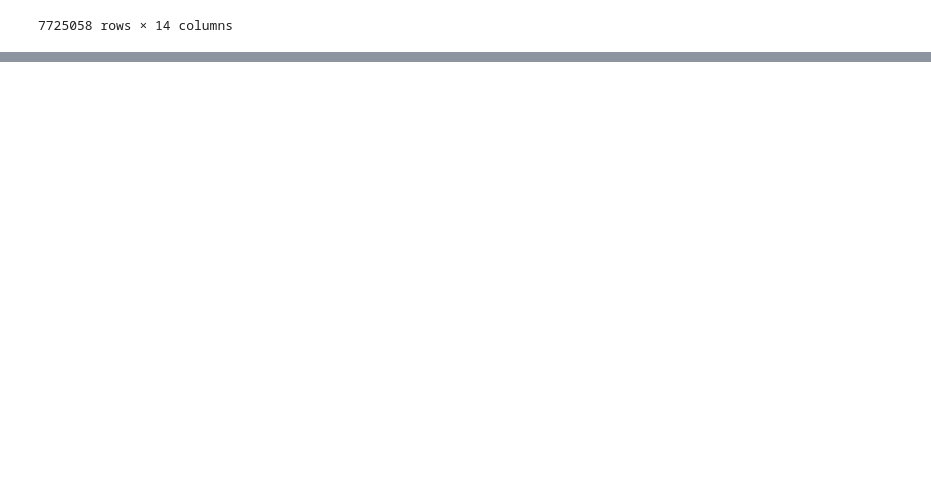
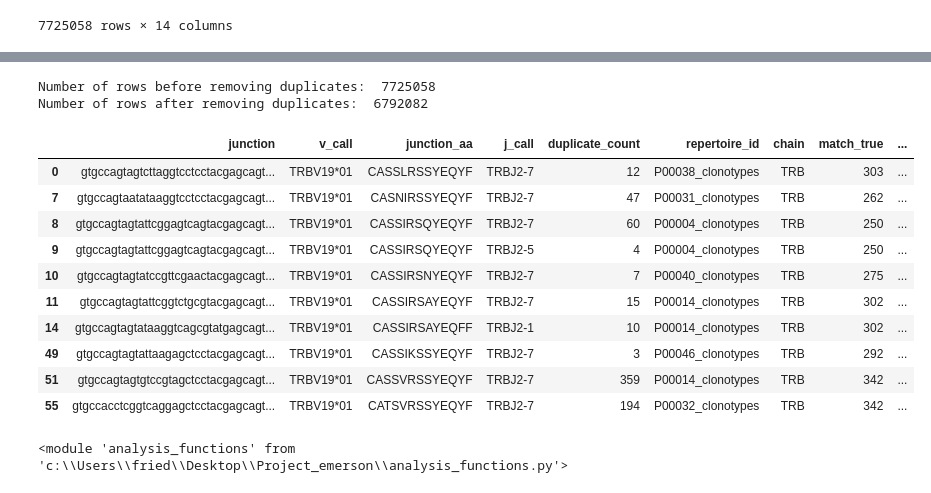
Before and after one commit to saartjeherman/Emerson, a Jupyter notebook: emerson_clean.ipynb, the cells around one changed output, grey strips where cells are left out. Saved outputs shown, nothing was run; the diff lists cells and outputs as text; code cells hidden in the pictures; blank space fills up the shorter version.

```diff
--- a/emerson_clean.ipynb
+++ b/emerson_clean.ipynb
@@ -1117,0 +1082,22 @@ convergence_results
+# %%
+#remomve duplicate rows: where v_call, j_call, junction_aa and convergence are the same
+print("Number of rows before removing duplicates: ", len(convergence_results))
+convergence_results = convergence_results.drop_duplicates(subset=['v_call', 'j_call', 'junction_aa', 'convergence'], keep='first', ignore_index=True)
+print("Number of rows after removing duplicates: ", len(convergence_results))
+# %% [output]
+Number of rows before removing duplicates:  7725058
+Number of rows after removing duplicates:  6792082
+# %%
+convergence_results.head(10)
+# %% [output]
+|  | junction | v_call | junction_aa | j_call | duplicate_count | repertoire_id | chain | match_true | ... |
+| 0 | gtgccagtagtcttaggtcctcctacgagcagt... | TRBV19*01 | CASSLRSSYEQYF | TRBJ2-7 | 12 | P00038_clonotypes | TRB | 303 | ... |
+| 7 | gtgccagtaatataaggtcctcctacgagcagt... | TRBV19*01 | CASNIRSSYEQYF | TRBJ2-7 | 47 | P00031_clonotypes | TRB | 262 | ... |
+| 8 | gtgccagtagtattcggagtcagtacgagcagt... | TRBV19*01 | CASSIRSQYEQYF | TRBJ2-7 | 60 | P00004_clonotypes | TRB | 250 | ... |
+| 9 | gtgccagtagtattcggagtcagtacgagcagt... | TRBV19*01 | CASSIRSQYEQYF | TRBJ2-5 | 4 | P00004_clonotypes | TRB | 250 | ... |
+| 10 | gtgccagtagtatccgttcgaactacgagcagt... | TRBV19*01 | CASSIRSNYEQYF | TRBJ2-7 | 7 | P00040_clonotypes | TRB | 275 | ... |
+| 11 | gtgccagtagtattcggtctgcgtacgagcagt... | TRBV19*01 | CASSIRSAYEQYF | TRBJ2-7 | 15 | P00014_clonotypes | TRB | 302 | ... |
+| 14 | gtgccagtagtataaggtcagcgtatgagcagt... | TRBV19*01 | CASSIRSAYEQFF | TRBJ2-1 | 10 | P00014_clonotypes | TRB | 302 | ... |
+| 49 | gtgccagtagtattaagagctcctacgagcagt... | TRBV19*01 | CASSIKSSYEQYF | TRBJ2-7 | 3 | P00046_clonotypes | TRB | 292 | ... |
+| 51 | gtgccagtagtgtccgtagctcctacgagcagt... | TRBV19*01 | CASSVRSSYEQYF | TRBJ2-7 | 359 | P00014_clonotypes | TRB | 342 | ... |
+| 55 | gtgccacctcggtcaggagctcctacgagcagt... | TRBV19*01 | CATSVRSSYEQYF | TRBJ2-7 | 194 | P00032_clonotypes | TRB | 342 | ... |
@@ -1117,0 +1108,4 @@ convergence_results
+# %%
+importlib.reload(af)
+# %% [output]
+<module 'analysis_functions' from 'c:\\Users\\fried\\Desktop\\Project_emerson\\analysis_functions.py'>
```
Also changed, not shown: parts of 38 cells of this notebook, 4 other files.
